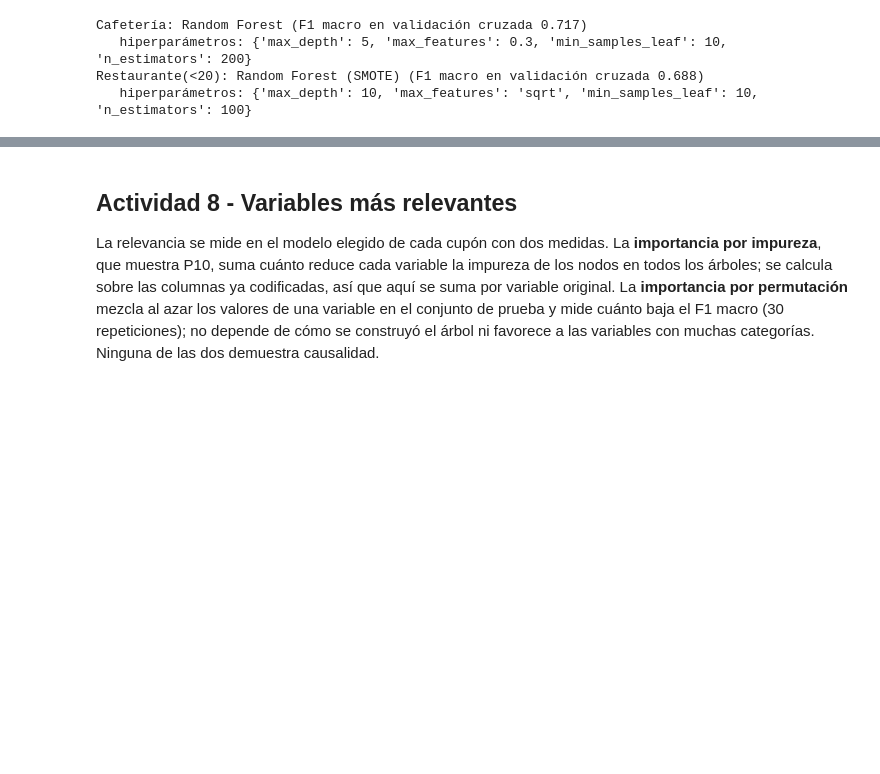
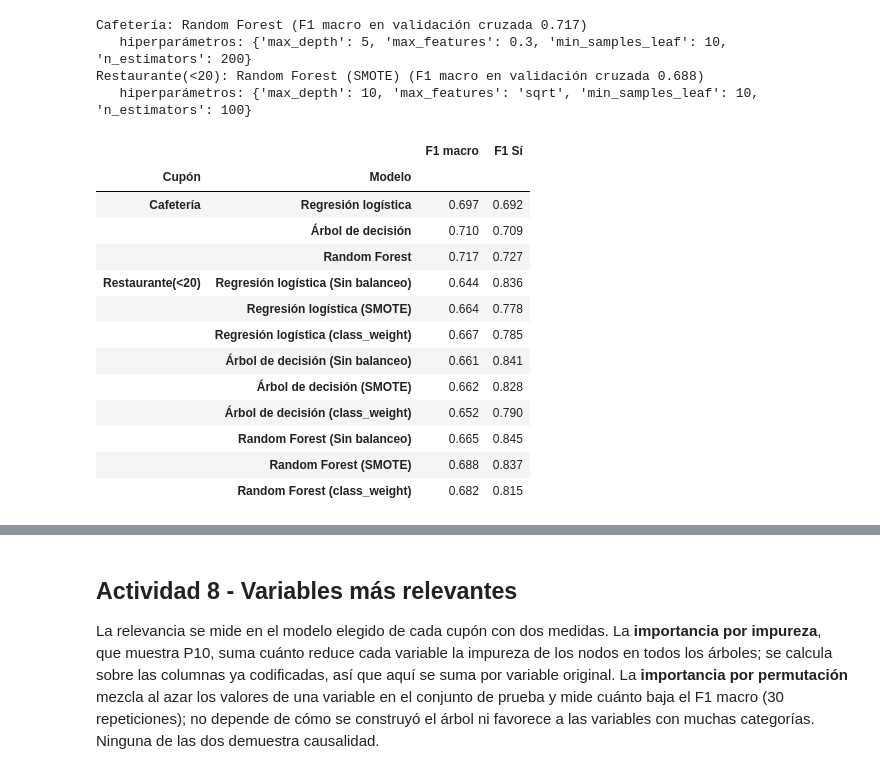
Before and after one commit to 5haiel/ISIS2611-Laboratorio3, a Jupyter notebook: sm.jimenezp1_j.trivinon.ipynb, the cells around one changed output, grey strips where cells are left out. Cells and saved outputs as stored; diff of their text form; code cells hidden in the pictures; blank space fills up the shorter version.

```diff
--- a/sm.jimenezp1_j.trivinon.ipynb
+++ b/sm.jimenezp1_j.trivinon.ipynb
@@ -1109,6 +1127,7 @@ def metricas_test(modelo, X_test, y_test):
         ("Prueba", "F1"): f1_score(y_test, pred, average="macro"),
         ("Prueba", "Recall No"): recall_score(y_test, pred, pos_label=0),
         ("Prueba", "Recall Sí"): recall_score(y_test, pred, pos_label=1),
+        ("Prueba", "F1 Sí"): f1_score(y_test, pred, pos_label=1),
     }
 
 def f1_entrenamiento(modelo, X_train, y_train):
@@ -1190,6 +1209,31 @@ Cafetería: Random Forest (F1 macro en validación cruzada 0.717)
    hiperparámetros: {'max_depth': 5, 'max_features': 0.3, 'min_samples_leaf': 10, 'n_estimators': 200}
 Restaurante(<20): Random Forest (SMOTE) (F1 macro en validación cruzada 0.688)
    hiperparámetros: {'max_depth': 10, 'max_features': 'sqrt', 'min_samples_leaf': 10, 'n_estimators': 100}
+# %%
+# Como control: la misma elección según el F1 de la clase "Sí" (validación por conductor)
+filas = []
+for cupon, grids in candidatos.items():
+    X_tr, y_tr, _, _, grupos = particiones[cupon]
+    for nombre, grid in grids.items():
+        f1_si = cross_val_score(grid.best_estimator_, X_tr, y_tr, cv=cv_conductor, groups=grupos, scoring="f1").mean()
+        filas.append({"Cupón": cupon, "Modelo": nombre, "F1 macro": grid.best_score_, "F1 Sí": f1_si})
+control_f1 = pd.DataFrame(filas).set_index(["Cupón", "Modelo"]).round(3)
+control_f1
+# %% [output]
+|  |  | F1 macro | F1 Sí |
+| Cupón | Modelo |  |  |
+| Cafetería | Regresión logística | 0.697 | 0.692 |
+|  | Árbol de decisión | 0.710 | 0.709 |
+|  | Random Forest | 0.717 | 0.727 |
+| Restaurante(<20) | Regresión logística (Sin balanceo) | 0.644 | 0.836 |
+|  | Regresión logística (SMOTE) | 0.664 | 0.778 |
+|  | Regresión logística (class_weight) | 0.667 | 0.785 |
+|  | Árbol de decisión (Sin balanceo) | 0.661 | 0.841 |
+|  | Árbol de decisión (SMOTE) | 0.662 | 0.828 |
+|  | Árbol de decisión (class_weight) | 0.652 | 0.790 |
+|  | Random Forest (Sin balanceo) | 0.665 | 0.845 |
+|  | Random Forest (SMOTE) | 0.688 | 0.837 |
+|  | Random Forest (class_weight) | 0.682 | 0.815 |
 # %% [markdown]
 **Análisis.** En **Cafetería** el Random Forest es el mejor también en prueba, con un F1 macro de 0.711 frente a 0.706 del árbol y 0.688 de la regresión logística, diferencias pequeñas que coinciden con la validación (0.717, 0.710 y 0.697). En **Restaurante(<20)** los tres algoritmos sin balanceo quedan entre 0.623 y 0.679 y detectan pocos rechazos (recall de "No" entre 0.31 y 0.41). Con balanceo, el mejor por validación es el Random Forest con SMOTE (0.688), que en prueba obtiene 0.687 y un recall de "No" de 0.51, y con *class_weight* el bosque obtiene 0.693 y 0.58.
 
```
Also changed, not shown: parts of 9 cells of this notebook.
